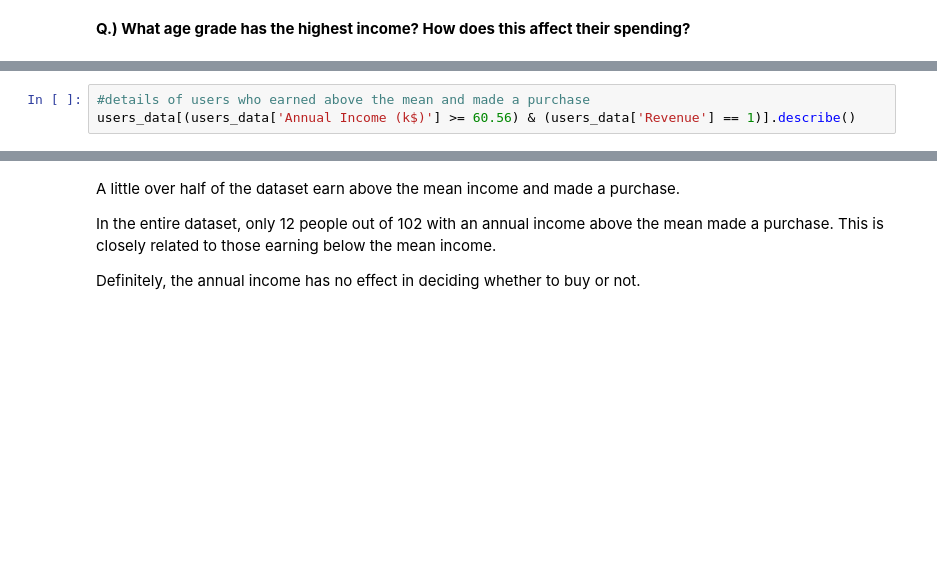
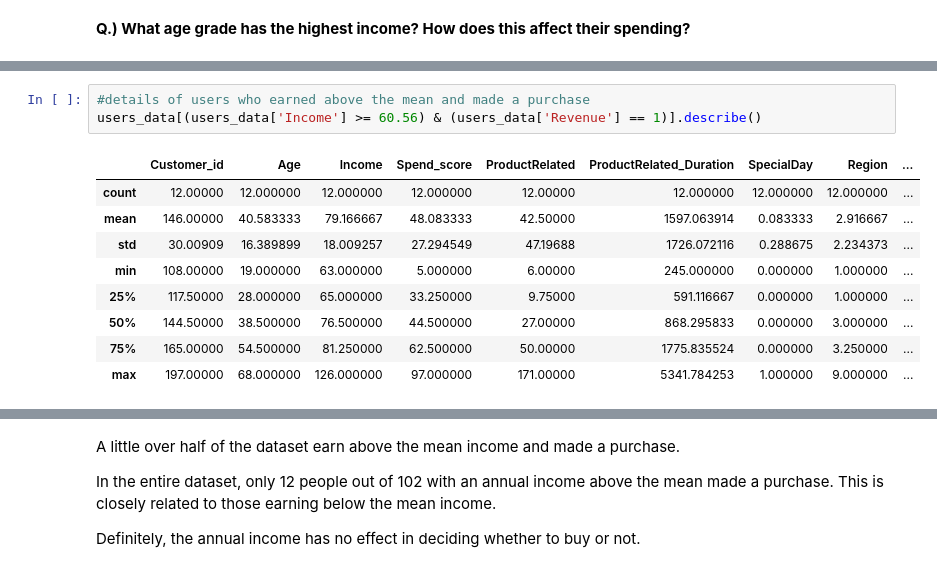
Before and after one commit to Hassanat-Awodipe/Engagement-Analysis-of-a-Shopping-Website, a Jupyter notebook: Analysis_of_an_Online_shopping_data.ipynb, the cells around one changed output, grey strips where cells are left out. Saved outputs shown, nothing was run; the diff lists cells and outputs as text; blank space fills up the shorter version.

```diff
--- a/Analysis_of_an_Online_shopping_data.ipynb
+++ b/Analysis_of_an_Online_shopping_data.ipynb
@@ -544,5 +572,15 @@ users_data[(users_data['Annual Income (k$)'] >= 60.56)].describe()
 # %%
 #details of users who earned above the mean and made a purchase
-users_data[(users_data['Annual Income (k$)'] >= 60.56) & (users_data['Revenue'] == 1)].describe()
+users_data[(users_data['Income'] >= 60.56) & (users_data['Revenue'] == 1)].describe()
+# %% [output]
+|  | Customer_id | Age | Income | Spend_score | ProductRelated | ProductRelated_Duration | SpecialDay | Region | ... |
+| count | 12.00000 | 12.000000 | 12.000000 | 12.000000 | 12.00000 | 12.000000 | 12.000000 | 12.000000 | ... |
+| mean | 146.00000 | 40.583333 | 79.166667 | 48.083333 | 42.50000 | 1597.063914 | 0.083333 | 2.916667 | ... |
+| std | 30.00909 | 16.389899 | 18.009257 | 27.294549 | 47.19688 | 1726.072116 | 0.288675 | 2.234373 | ... |
+| min | 108.00000 | 19.000000 | 63.000000 | 5.000000 | 6.00000 | 245.000000 | 0.000000 | 1.000000 | ... |
+| 25% | 117.50000 | 28.000000 | 65.000000 | 33.250000 | 9.75000 | 591.116667 | 0.000000 | 1.000000 | ... |
+| 50% | 144.50000 | 38.500000 | 76.500000 | 44.500000 | 27.00000 | 868.295833 | 0.000000 | 3.000000 | ... |
+| 75% | 165.00000 | 54.500000 | 81.250000 | 62.500000 | 50.00000 | 1775.835524 | 0.000000 | 3.250000 | ... |
+| max | 197.00000 | 68.000000 | 126.000000 | 97.000000 | 171.00000 | 5341.784253 | 1.000000 | 9.000000 | ... |
 # %%
 #the income of everyone who made a purchase
```
Also changed, not shown: parts of 17 cells of this notebook.
